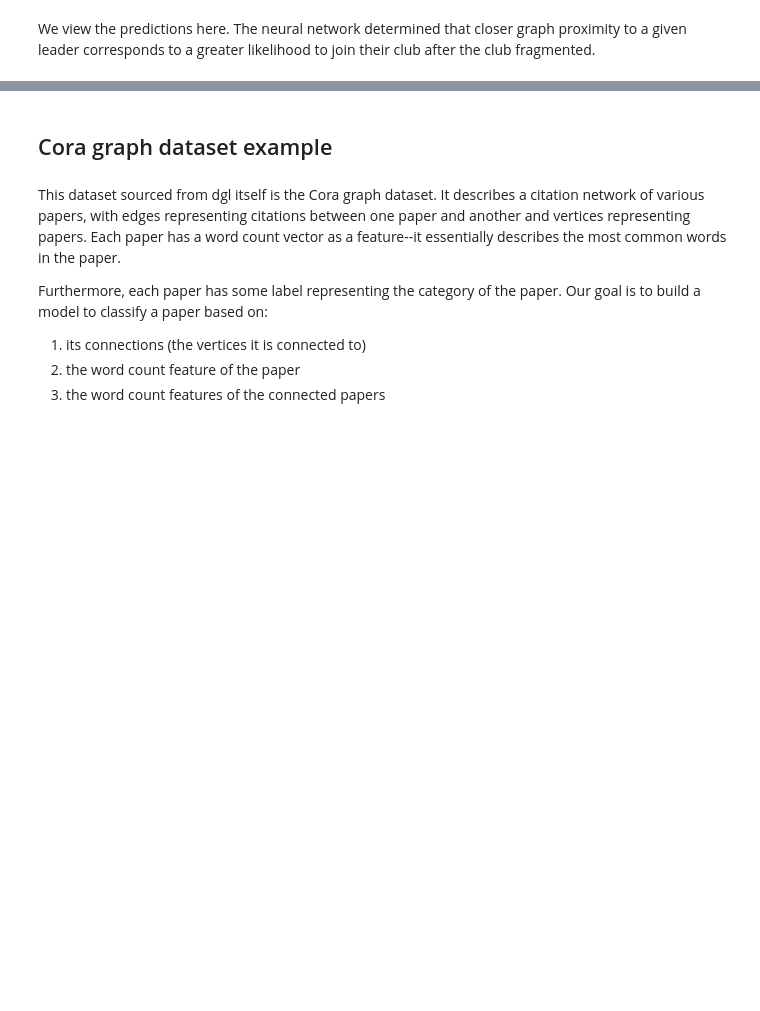
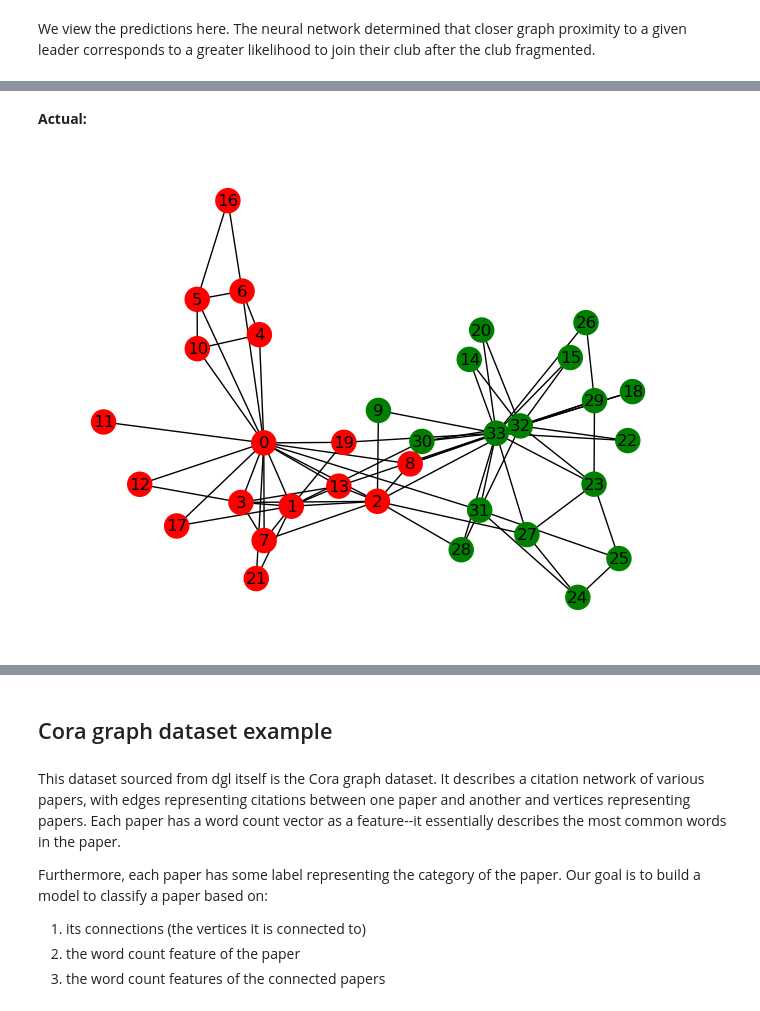
Before and after one commit to cybergis/cybergisx_gnn_examples, a Jupyter notebook: dgl.ipynb, the cells around one changed output, grey strips where cells are left out. Cells and saved outputs as stored; diff of their text form; code cells hidden in the pictures; blank space fills up the shorter version.

```diff
--- a/dgl.ipynb
+++ b/dgl.ipynb
@@ -152,0 +162,6 @@ nx.draw(dgl.to_networkx(graph).to_undirected(), with_labels=True, node_color=['r
+# %% [markdown]
+**Actual:**
+# %%
+nx.draw(G, with_labels=True, node_color=['red' if x == 0 else 'green' for x in graph.ndata['label']], pos=pos)
+# %% [output]
+[figure, added]
```
Also changed, not shown: parts of 18 cells of this notebook, 2 other files.
